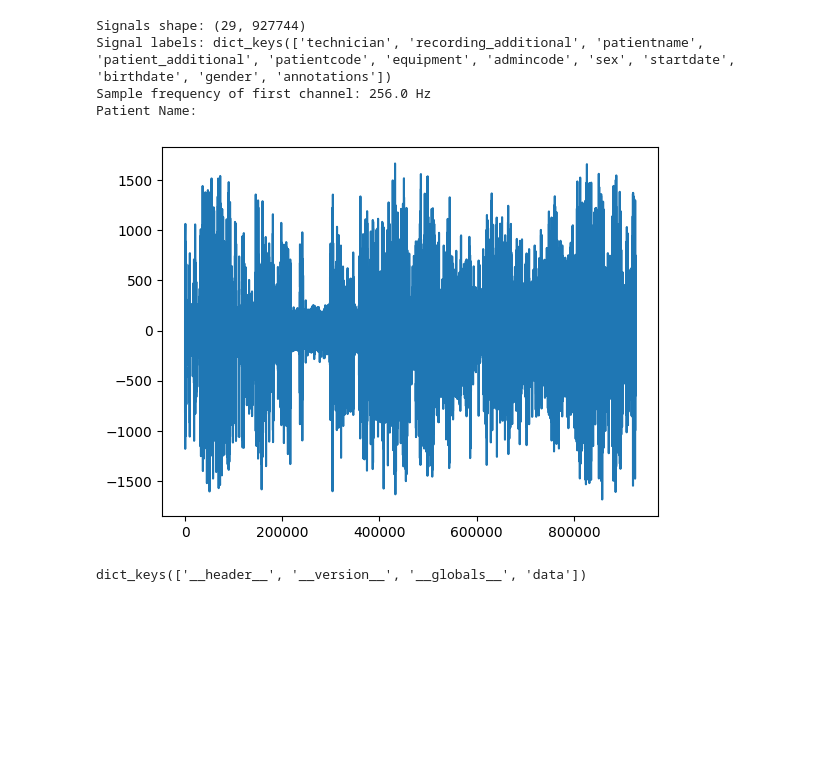
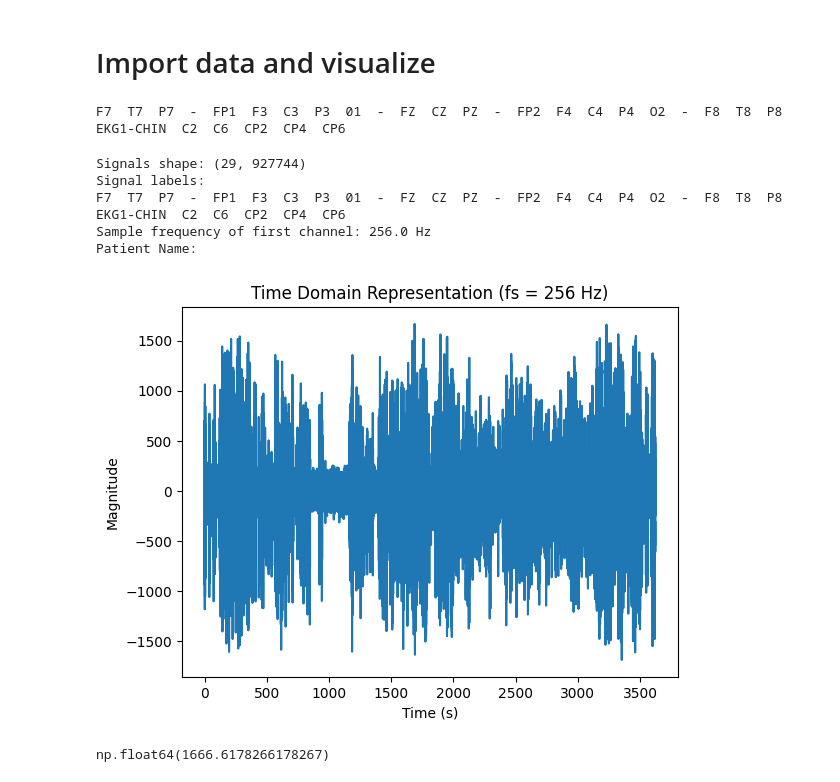
Before and after one commit to AhmedYKadah/FilterDesigner.py, a Jupyter notebook: Example/Example.ipynb, the cells around one changed output. Drawn from its saved outputs; the diff is of its cells as text; code cells hidden in the pictures; blank space fills up the shorter version.

```diff
--- a/Example/Example.ipynb
+++ b/Example/Example.ipynb
@@ -2,5 +2,7 @@
 from pyedflib import highlevel
 import numpy as np
 import matplotlib.pyplot as plt
-file_path = 'chb12_29.edf'
+file_path = 'data/chb12_29.edf'
+# %% [markdown]
+# Import data and visualize
 # %%
@@ -8,34 +9,38 @@ file_path = 'chb12_29.edf'
 # Read signals, signal headers, and file header in a single call
 signals, signal_headers, header = highlevel.read_edf(file_path)
 # %%
-# signal_headers
+for i in signal_headers: print(i['label'], " ", end="")
+# %% [output]
+F7  T7  P7  -  FP1  F3  C3  P3  01  -  FZ  CZ  PZ  -  FP2  F4  C4  P4  O2  -  F8  T8  P8  EKG1-CHIN  C2  C6  CP2  CP4  CP6
 # %%
-
 print(f"Signals shape: {signals.shape}")
-print(f"Signal labels: {header.keys()}") # Corrected to access labels from header dict
+print(f"Signal labels: ")
+for i in signal_headers: print(i['label'], " ", end="") # Corrected to access labels from header dict
+print()
 print(f"Sample frequency of first channel: {signal_headers[0]['sample_frequency']} Hz")
 print(f"Patient Name: {header['patientname']}")
 
 # You can then plot the signals using a library like matplotlib (optional)
 # import matplotlib.pyplot as plt
-plt.plot(signals[0])
+T=(1/signal_headers[0]['sample_frequency'])*np.arange(0,len(signals[0]),1)
+
+plt.plot(T,signals[0])
+plt.xlabel("Time (s)")
+plt.ylabel("Magnitude")
+plt.title("Time Domain Representation (fs = 256 Hz)")
+plt.savefig('figures/TDRinit.png',format='png')
 plt.show()
 # %% [output]
 Signals shape: (29, 927744)
-Signal labels: dict_keys(['technician', 'recording_additional', 'patientname', 'patient_additional', 'patientcode', 'equipment', 'admincode', 'sex', 'startdate', 'birthdate', 'gender', 'annotations'])
+Signal labels:
+F7  T7  P7  -  FP1  F3  C3  P3  01  -  FZ  CZ  PZ  -  FP2  F4  C4  P4  O2  -  F8  T8  P8  EKG1-CHIN  C2  C6  CP2  CP4  CP6
 Sample frequency of first channel: 256.0 Hz
 Patient Name:
-[figure, old version]
+[figure, new version]
-# %%
-import scipy.io
-
-# Load the .mat file into a dictionary
-mat_contents = scipy.io.loadmat('chb12_32_data.mat')
-
-# Print the keys to see the variable names inside the file
-print(mat_contents.keys())
-# %% [output]
-dict_keys(['__header__', '__version__', '__globals__', 'data'])
+# %%
+np.max(signals[0])
+# %% [output]
+np.float64(1666.6178266178267)
 # %%
 # --- Parameters ---
 fs = 256.0            # Sampling frequency (Hz)
```
Also changed, not shown: parts of 41 cells of this notebook.
